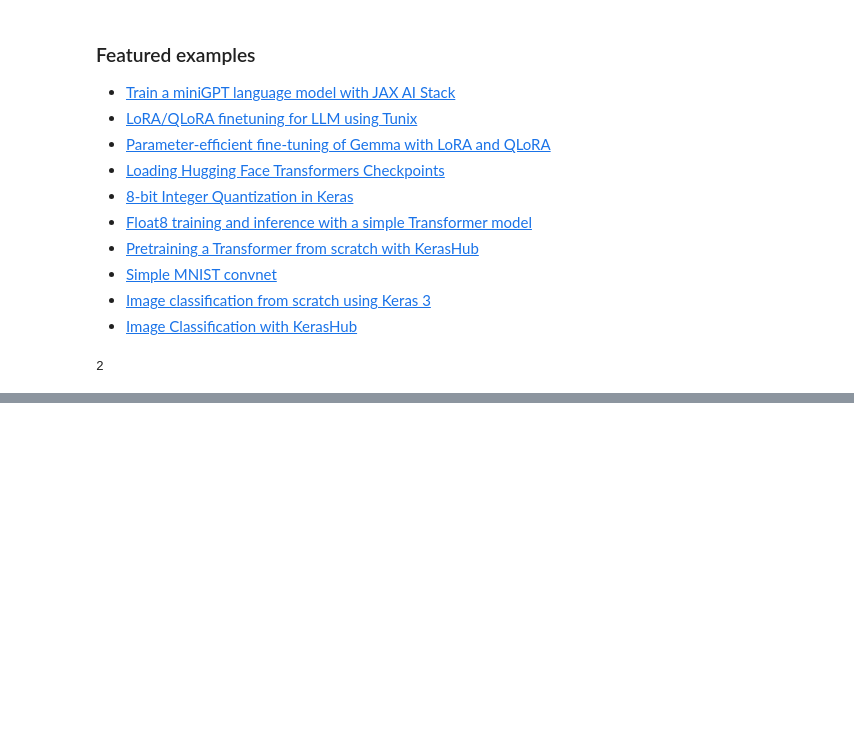
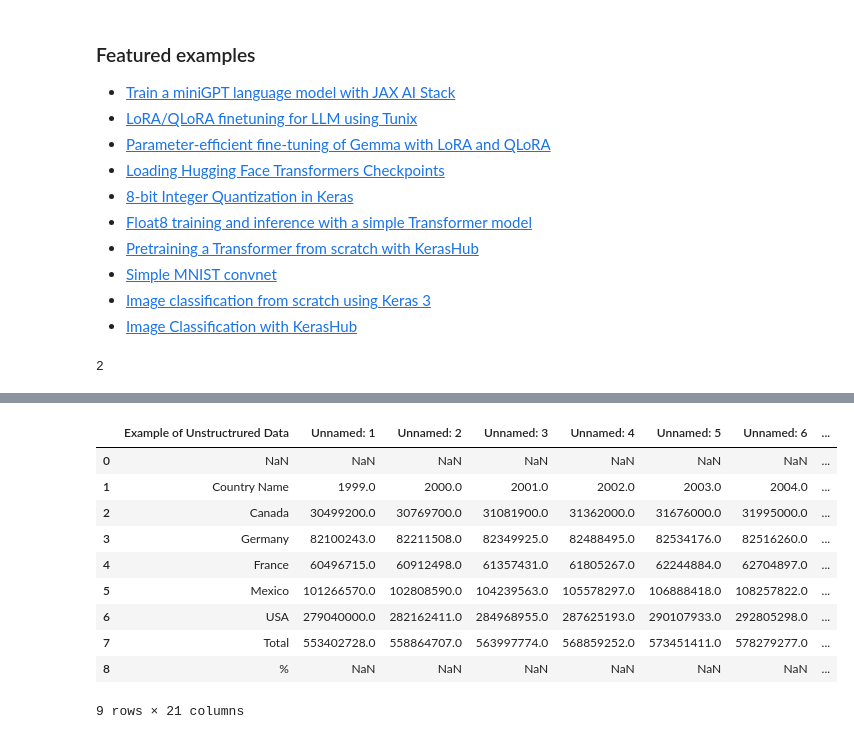
Before and after one commit to pp46902022-tech/DataScience_Rfiles, a Jupyter notebook: Welcome_To_Colab.ipynb, the cells around one changed output, grey strips where cells are left out. Saved outputs shown, nothing was run; the diff lists cells and outputs as text; code cells hidden in the pictures; blank space fills up the shorter version.

```diff
--- a/Welcome_To_Colab.ipynb
+++ b/Welcome_To_Colab.ipynb
@@ -221,0 +242,2 @@ These are a few of the notebooks related to Machine Learning, including Google's
+# %%
+df=pd.read_excel("/content/Copy of Structured data.xlsx")
@@ -221,0 +254,14 @@ These are a few of the notebooks related to Machine Learning, including Google's
+# %%
+df.head(10)
+# %% [output]
+|  | Example of Unstructrured Data | Unnamed: 1 | Unnamed: 2 | Unnamed: 3 | Unnamed: 4 | Unnamed: 5 | Unnamed: 6 | ... |
+| 0 | NaN | NaN | NaN | NaN | NaN | NaN | NaN | ... |
+| 1 | Country Name | 1999.0 | 2000.0 | 2001.0 | 2002.0 | 2003.0 | 2004.0 | ... |
+| 2 | Canada | 30499200.0 | 30769700.0 | 31081900.0 | 31362000.0 | 31676000.0 | 31995000.0 | ... |
+| 3 | Germany | 82100243.0 | 82211508.0 | 82349925.0 | 82488495.0 | 82534176.0 | 82516260.0 | ... |
+| 4 | France | 60496715.0 | 60912498.0 | 61357431.0 | 61805267.0 | 62244884.0 | 62704897.0 | ... |
+| 5 | Mexico | 101266570.0 | 102808590.0 | 104239563.0 | 105578297.0 | 106888418.0 | 108257822.0 | ... |
+| 6 | USA | 279040000.0 | 282162411.0 | 284968955.0 | 287625193.0 | 290107933.0 | 292805298.0 | ... |
+| 7 | Total | 553402728.0 | 558864707.0 | 563997774.0 | 568859252.0 | 573451411.0 | 578279277.0 | ... |
+| 8 | % | NaN | NaN | NaN | NaN | NaN | NaN | ... |
+9 rows × 21 columns
```
Also changed, not shown: parts of 68 cells of this notebook.
